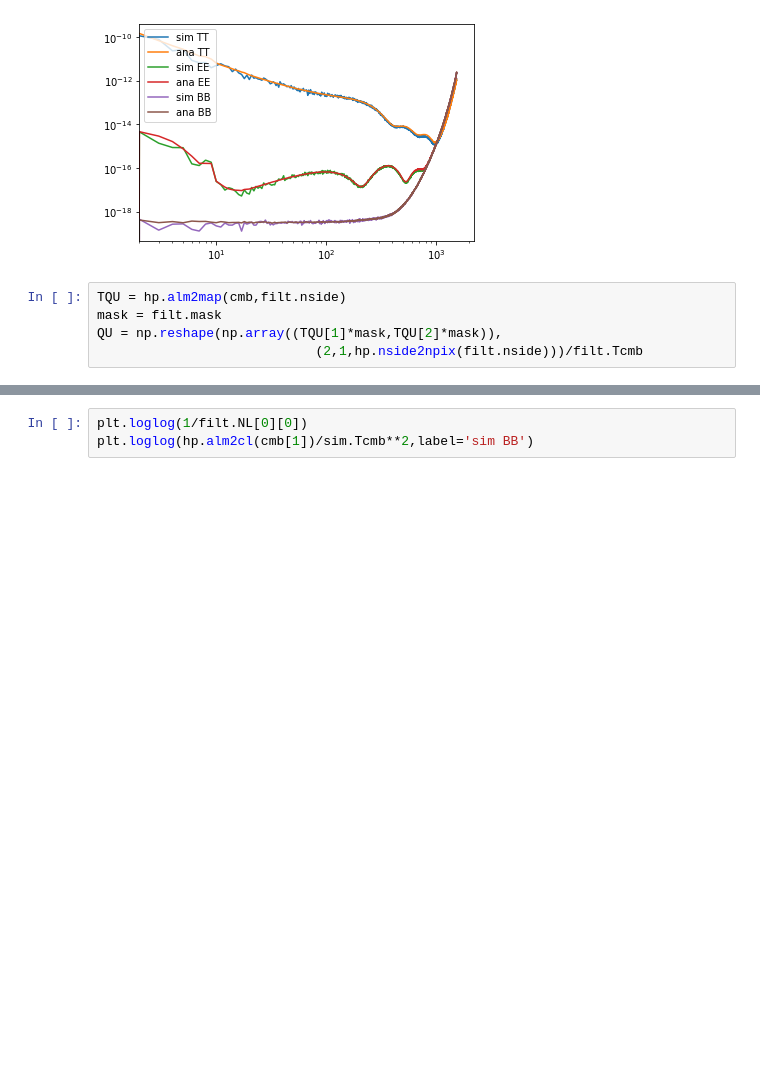
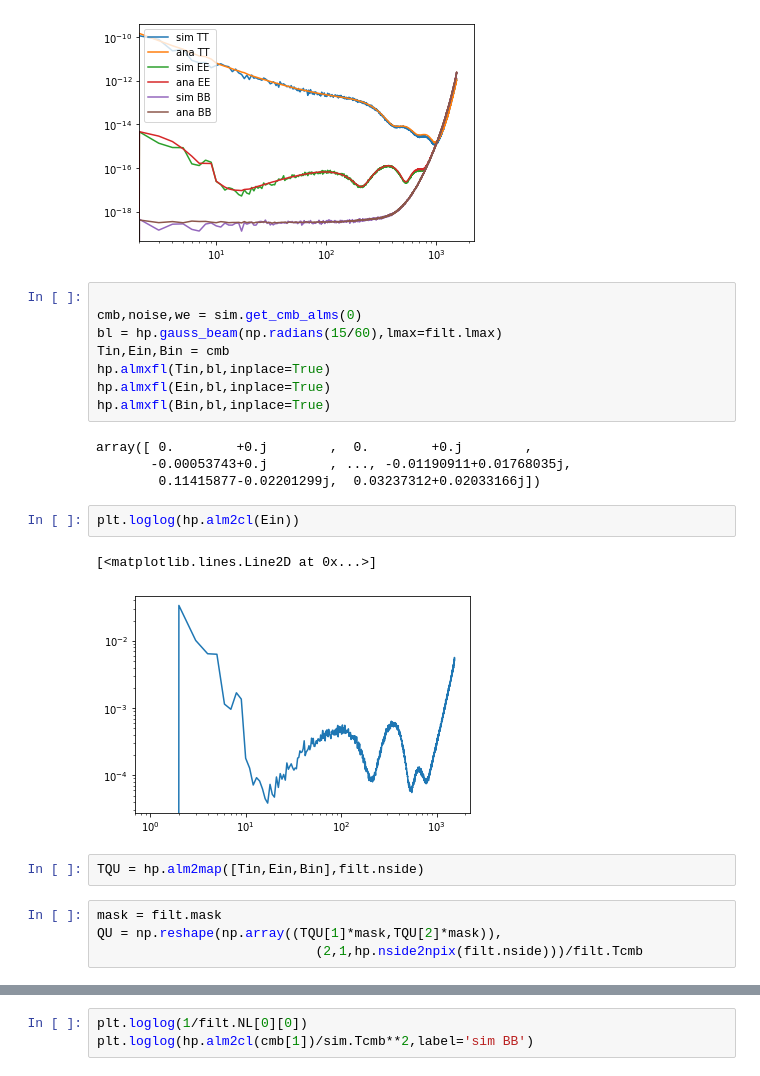
Before and after one commit to antolonappan/dell, a Jupyter notebook: Notebooks/noise.ipynb, the cells around one changed output, grey strips where cells are left out. Saved outputs shown, nothing was run; the diff lists cells and outputs as text; blank space fills up the shorter version.

```diff
--- a/Notebooks/noise.ipynb
+++ b/Notebooks/noise.ipynb
@@ -57,8 +61,26 @@ plt.xlim(2,None)
 # %% [output]
 (2, 2215.204366530363)
 [figure]
+# %%
+
+cmb,noise,we = sim.get_cmb_alms(0)
+bl = hp.gauss_beam(np.radians(15/60),lmax=filt.lmax)
+Tin,Ein,Bin = cmb
+hp.almxfl(Tin,bl,inplace=True)
+hp.almxfl(Ein,bl,inplace=True)
+hp.almxfl(Bin,bl,inplace=True)
+# %% [output]
+array([ 0.        +0.j        ,  0.        +0.j        ,
+       -0.00053743+0.j        , ..., -0.01190911+0.01768035j,
+        0.11415877-0.02201299j,  0.03237312+0.02033166j])
+# %%
+plt.loglog(hp.alm2cl(Ein))
+# %% [output]
+[<matplotlib.lines.Line2D at 0x...>]
+[figure, added]
+# %%
+TQU = hp.alm2map([Tin,Ein,Bin],filt.nside)
 # %%
-TQU = hp.alm2map(cmb,filt.nside)
 mask = filt.mask
 QU = np.reshape(np.array((TQU[1]*mask,TQU[2]*mask)),
                             (2,1,hp.nside2npix(filt.nside)))/filt.Tcmb
```
Also changed, not shown: parts of 10 cells of this notebook, 23 other files.
